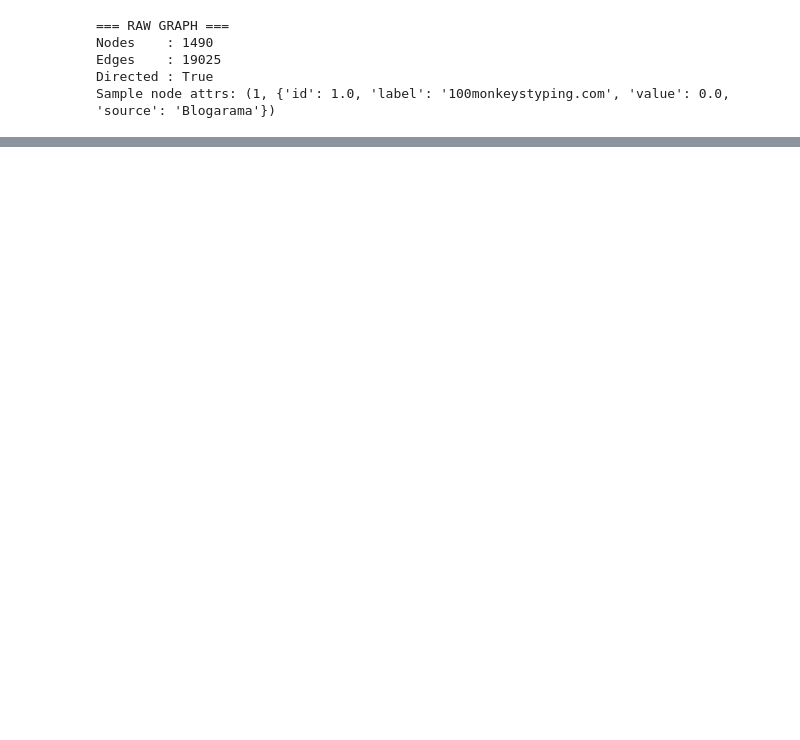
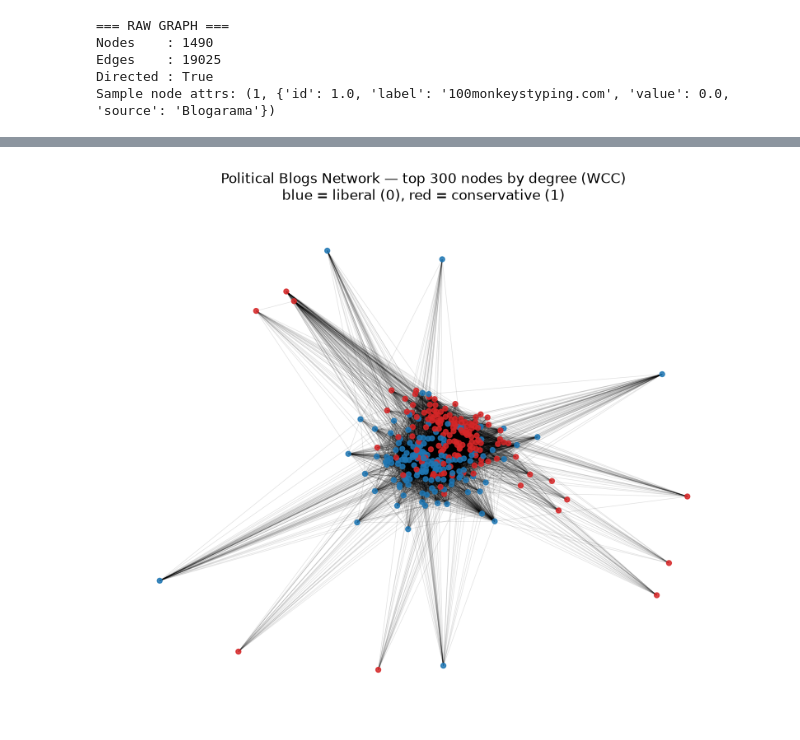
Before and after one commit to l232550/SE4095-SNTP-Assignment-1, a Jupyter notebook: L232550_SNTP_Assignment1.ipynb, the cells around one changed output, grey strips where cells are left out. Saved outputs shown, nothing was run; the diff lists cells and outputs as text; code cells hidden in the pictures; blank space fills up the shorter version.

```diff
--- a/L232550_SNTP_Assignment1.ipynb
+++ b/L232550_SNTP_Assignment1.ipynb
@@ -75,0 +211,29 @@ Sample node attrs: (1, {'id': 1.0, 'label': '100monkeystyping.com', 'value': 0.0
+# %%
+# ============================================================
+# SECTION 3c — Readable network visualization (top-300 by degree)
+# ============================================================
+def visualize_top_nodes(g, top_k=300, labels=None, seed=GLOBAL_SEED,
+                        fname="fig_network.png"):
+    """Visualize the top-K nodes by total degree in the largest WCC."""
+    wcc = max(nx.weakly_connected_components(g), key=len)
+    sub = g.subgraph(wcc).copy()
+
+    top_nodes = [n for n, _ in sorted(sub.degree, key=lambda x: x[1], reverse=True)[:top_k]]
+    sub = sub.subgraph(top_nodes).copy()
+
+    pos = nx.spring_layout(sub, seed=seed, k=0.15)
+    colors = ["#1f77b4" if labels[n] == 0 else "#d62728" for n in sub.nodes()]
+
+    plt.figure(figsize=(10, 8))
+    nx.draw_networkx_nodes(sub, pos, node_color=colors, node_size=18, alpha=0.85)
+    nx.draw_networkx_edges(sub, pos, alpha=0.12, arrows=False, width=0.5)
+    plt.title(f"Political Blogs Network — top {top_k} nodes by degree (WCC)\n"
+              "blue = liberal (0), red = conservative (1)")
+    plt.axis("off")
+    plt.savefig(f"{OUT}/{fname}", bbox_inches="tight")
+    plt.show()
+
+
+visualize_top_nodes(G, top_k=300, labels=LABELS)
+# %% [output]
+[figure, added]
```
Also changed, not shown: parts of 4 cells of this notebook.
